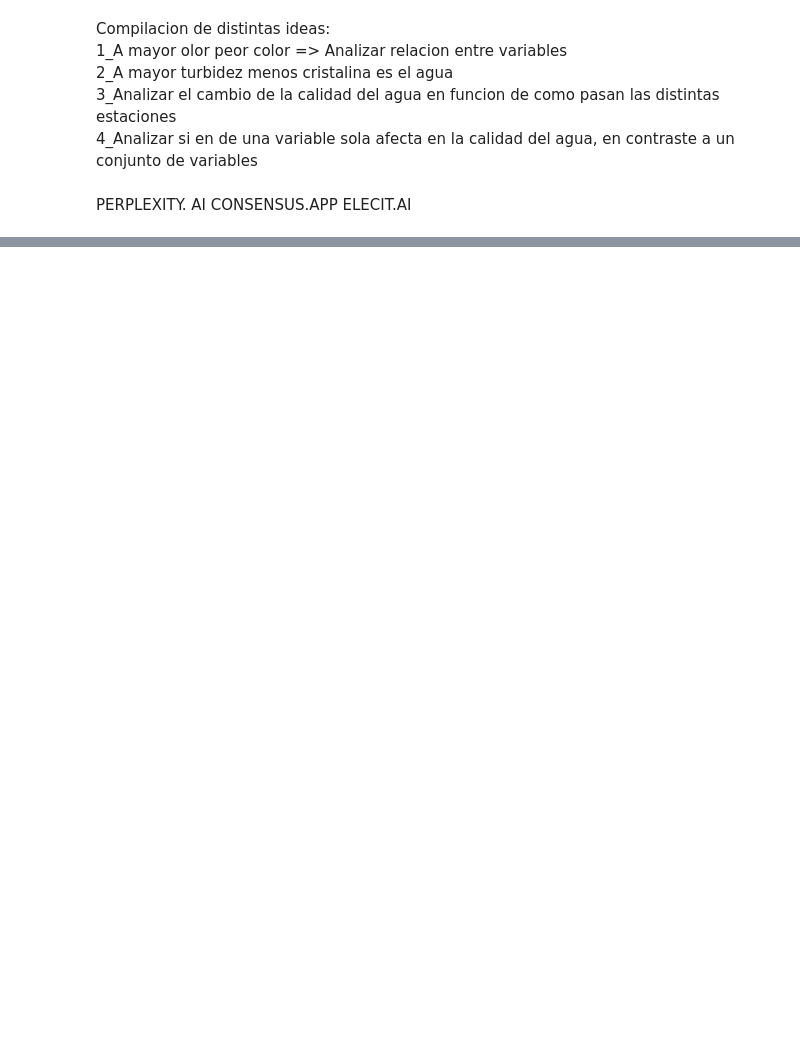
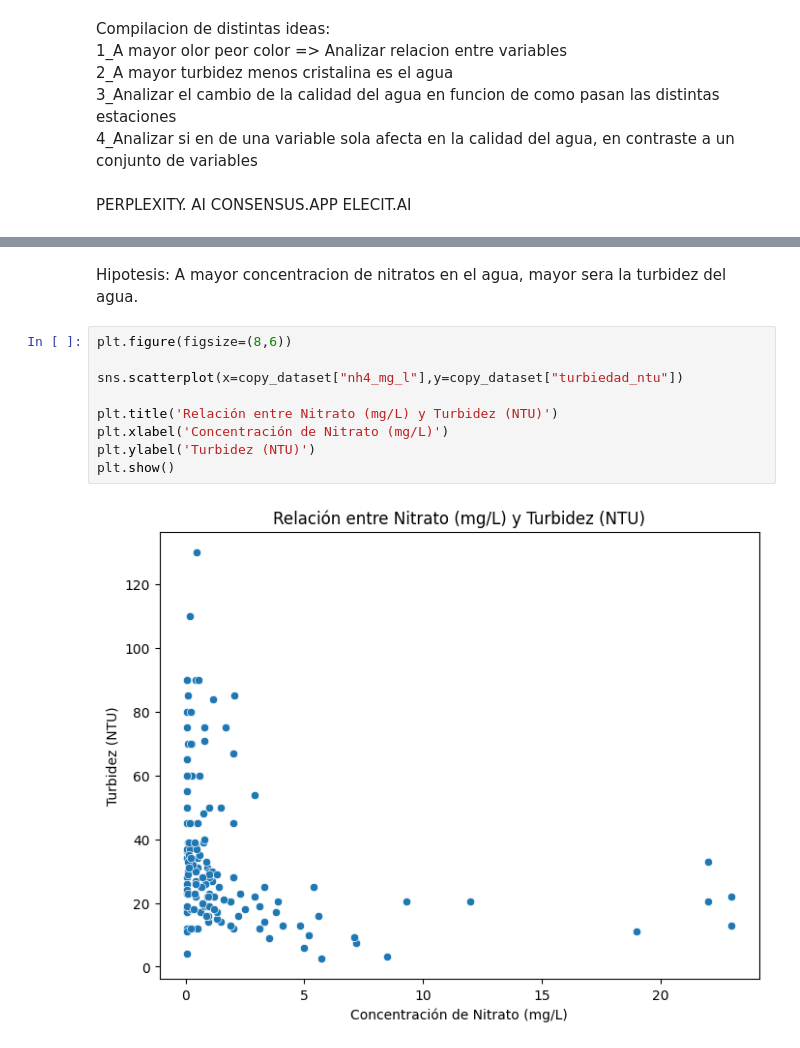
Before and after one commit to muller10000/tp-especial-ciencia-datos, a Jupyter notebook: Ejercicioespecial.ipynb, the cells around one changed output, grey strips where cells are left out. Saved outputs shown, nothing was run; the diff lists cells and outputs as text; blank space fills up the shorter version.

```diff
--- a/Ejercicioespecial.ipynb
+++ b/Ejercicioespecial.ipynb
@@ -699,0 +766,13 @@ ELECIT.AI
+# %% [markdown]
+Hipotesis: A mayor concentracion de nitratos en el agua, mayor sera la turbidez del agua.
+# %%
+plt.figure(figsize=(8,6))
+
+sns.scatterplot(x=copy_dataset["nh4_mg_l"],y=copy_dataset["turbiedad_ntu"])
+
+plt.title('Relación entre Nitrato (mg/L) y Turbidez (NTU)')
+plt.xlabel('Concentración de Nitrato (mg/L)')
+plt.ylabel('Turbidez (NTU)')
+plt.show()
+# %% [output]
+[figure, added]
```
Also changed, not shown: parts of 43 cells of this notebook.
